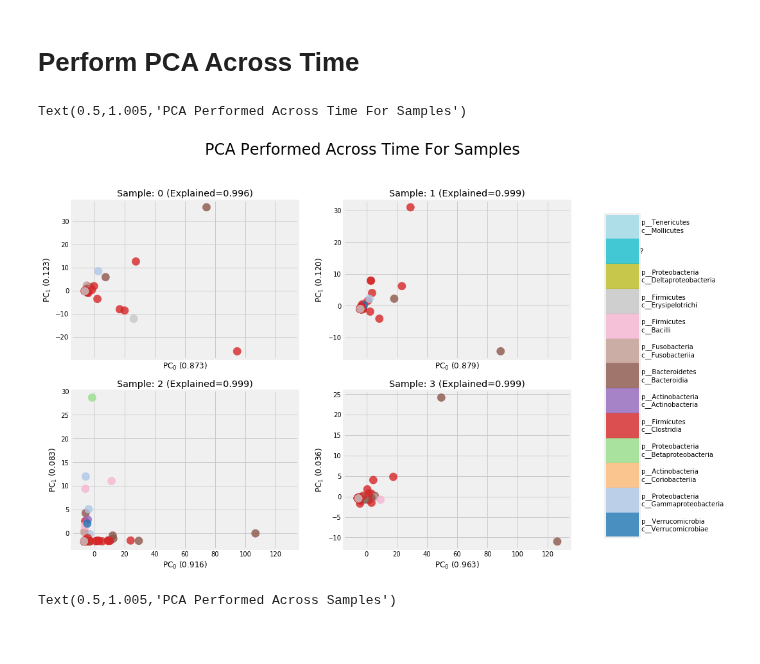
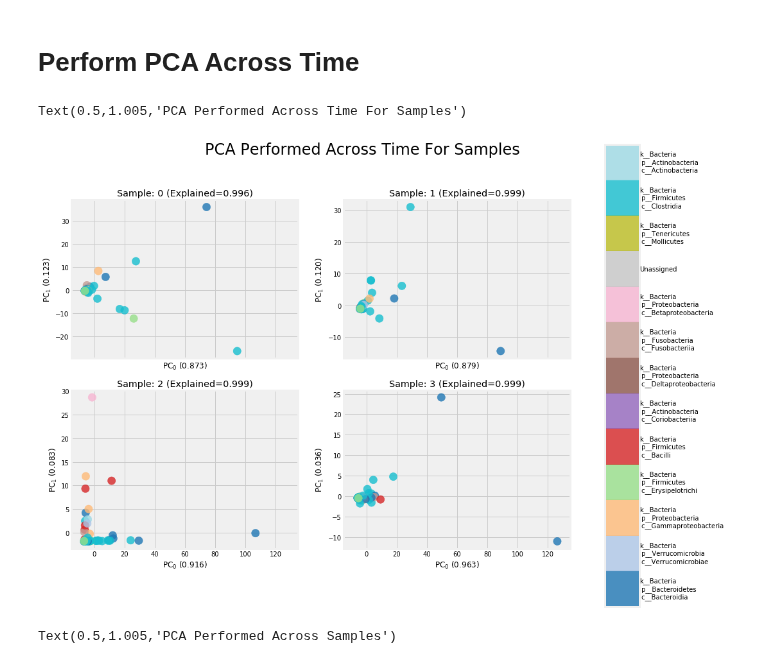
Before and after one commit to michaelwiest/microbiome-rnn, a Jupyter notebook: notebooks/Input Analysis.ipynb, the cells around one changed output. Saved outputs shown, nothing was run; the diff lists cells and outputs as text; code cells hidden in the pictures.

```diff
--- a/notebooks/Input Analysis.ipynb
+++ b/notebooks/Input Analysis.ipynb
@@ -42,7 +45,7 @@ oh = OTUHandler(files)
 tax_levels = 3
 split_char = ';'
 join_char = '\n'
-labs = [join_char.join(c.split(split_char)[1:tax_levels]) for c in oh.samples[0].index.values]
+labs = [join_char.join(c.split(split_char)[0:tax_levels]) for c in oh.samples[0].index.values]
 full_labs = [join_char.join(c.split(split_char)) for c in oh.samples[0].index.values]
 for i, l in enumerate(labs):
     if l == '':
@@ -67,35 +70,35 @@ colors_to_plot = [color_lookup[l] for l in labs]
 num_samples = len(oh.samples)
 fig, ax = plt.subplots(int(num_samples / 2), 2, figsize=(15, 10), sharex=True, sharey=False)
 axl = ax.flatten()
 for i, s in enumerate(oh.samples):
     zs = zscore(s.values, axis=0)
     pca = PCA(n_components=2)
     pca.fit(zs)
     t = pca.transform(zs)
     x_vals = t[:, 0]
     y_vals = t[:, 1]
     sc = axl[i].scatter(x_vals, y_vals, c=labs_to_ints, cmap=cmap, s=150, alpha=0.8)
     axl[i].set_title('Sample: {} (Explained={})'.format(i,
                                                                str(sum(pca.explained_variance_ratio_[:2]))[:5]
                                                               ))
     axl[i].set_xlabel('PC$_0$ ({})'.format(str(pca.explained_variance_ratio_[0])[:5]))
     axl[i].set_ylabel('PC$_1$ ({})'.format(str(pca.explained_variance_ratio_[1])[:5]))
 
     # Uncommenting this will annotate each point so that you can see which it is to remove it later potentially.
 #     for j, txt in enumerate(full_labs):
 #         axl[i].annotate(txt, (x_vals[j], y_vals[j]), fontsize=6)
 
 fig.subplots_adjust(right=0.8)
-cbar_ax = fig.add_axes([0.85, 0.15, 0.05, 0.7])
+cbar_ax = fig.add_axes([0.85, 0.0, 0.05, 1])
 # fig.colorbar(im, cax=cbar_ax)
 cb = plt.colorbar(sc, cax=cbar_ax)
 cb.ax.get_yaxis().set_ticks([])
 for j, lab in enumerate(unique_labs):
     cb.ax.text(1, (2 * j + 1) / 26.0, lab, ha='left', va='center', fontsize=10)
 plt.suptitle('PCA Performed Across Time For Samples', fontsize=24, y=1.005)
 # %% [output]
 Text(0.5,1.005,'PCA Performed Across Time For Samples')
-[figure, old version]
+[figure, new version]
 # %%
 fig, ax = plt.subplots(int(num_samples / 2), 2, figsize=(15, 10), sharex=True, sharey=False)
 axl = ax.flatten()
```
Also changed, not shown: parts of 5 cells of this notebook, 1 other file.
